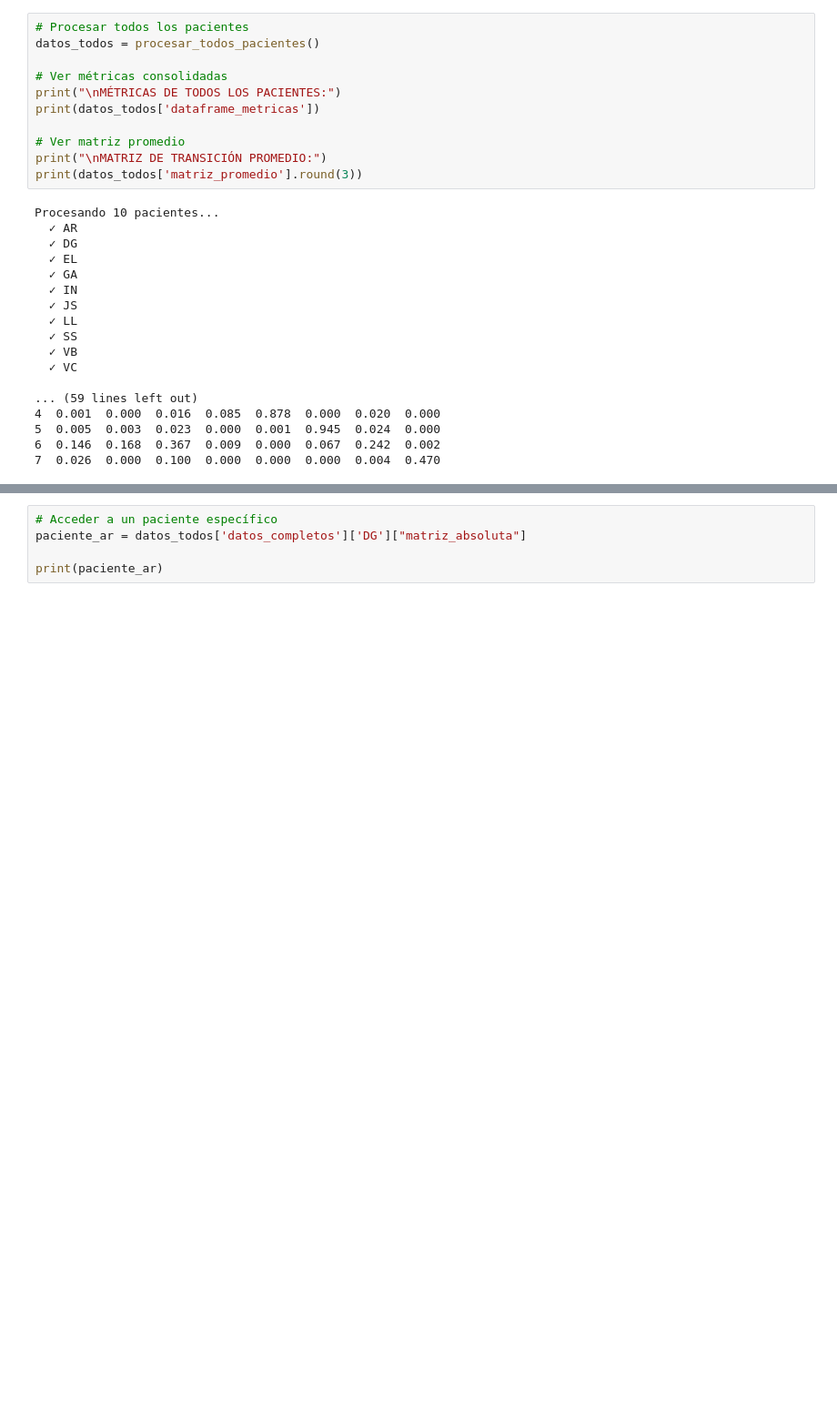
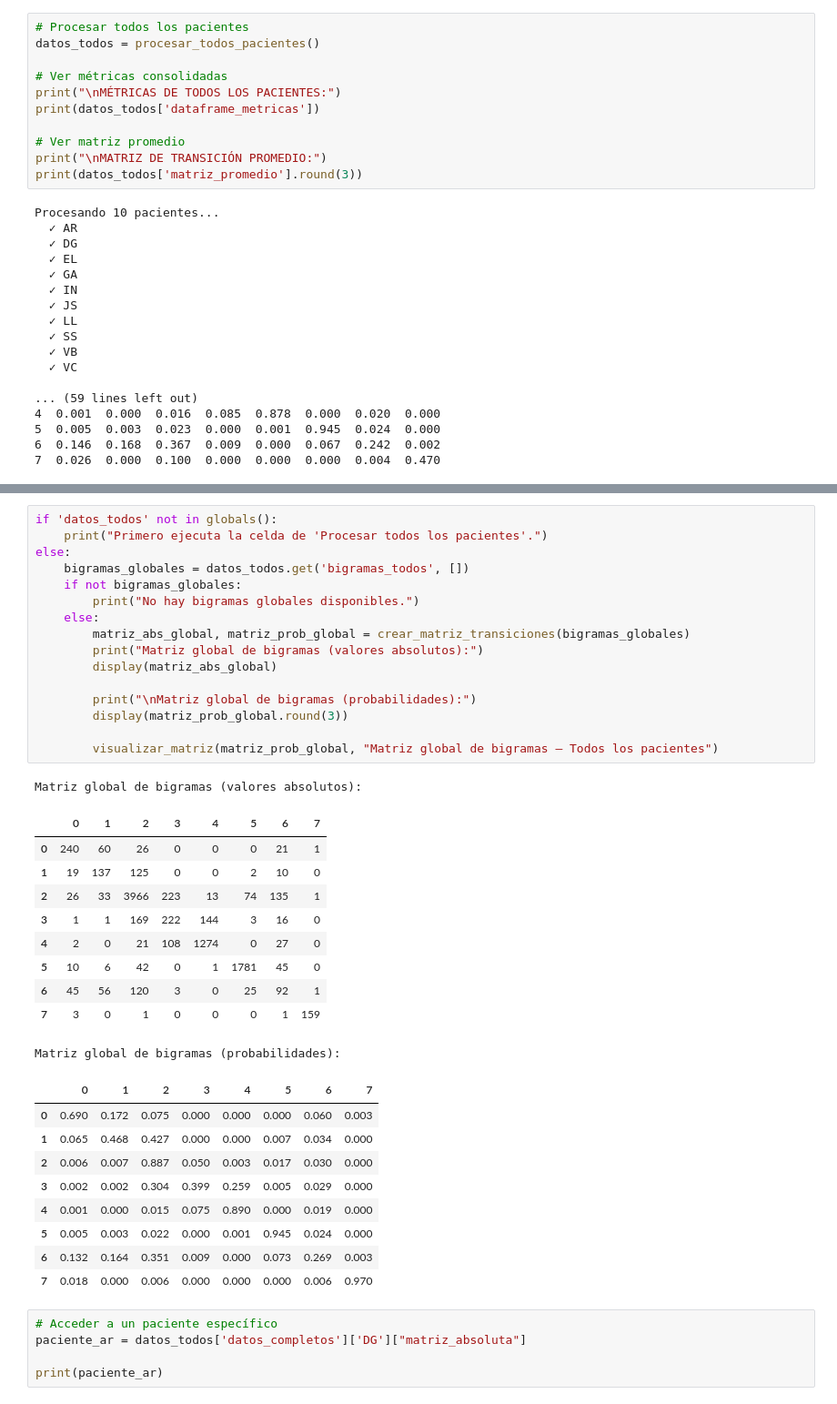
Before and after one commit to luisjosuecortes/Sue-o, a Jupyter notebook: Notebooks/bigramas.ipynb, the cells around one changed output, grey strips where cells are left out. Shown at 91% size. Saved outputs shown, nothing was run; the diff lists cells and outputs as text; blank space fills up the shorter version.

```diff
--- a/Notebooks/bigramas.ipynb
+++ b/Notebooks/bigramas.ipynb
@@ -383,3 +387,40 @@ Procesando 10 pacientes...
+# %%
+if 'datos_todos' not in globals():
+    print("Primero ejecuta la celda de 'Procesar todos los pacientes'.")
+else:
+    bigramas_globales = datos_todos.get('bigramas_todos', [])
+    if not bigramas_globales:
+        print("No hay bigramas globales disponibles.")
+    else:
+        matriz_abs_global, matriz_prob_global = crear_matriz_transiciones(bigramas_globales)
+        print("Matriz global de bigramas (valores absolutos):")
+        display(matriz_abs_global)
+
+        print("\nMatriz global de bigramas (probabilidades):")
+        display(matriz_prob_global.round(3))
+
+        visualizar_matriz(matriz_prob_global, "Matriz global de bigramas — Todos los pacientes")
+# %% [output]
+Matriz global de bigramas (valores absolutos):
+|  | 0 | 1 | 2 | 3 | 4 | 5 | 6 | 7 |
+| 0 | 240 | 60 | 26 | 0 | 0 | 0 | 21 | 1 |
+| 1 | 19 | 137 | 125 | 0 | 0 | 2 | 10 | 0 |
+| 2 | 26 | 33 | 3966 | 223 | 13 | 74 | 135 | 1 |
+| 3 | 1 | 1 | 169 | 222 | 144 | 3 | 16 | 0 |
+| 4 | 2 | 0 | 21 | 108 | 1274 | 0 | 27 | 0 |
+| 5 | 10 | 6 | 42 | 0 | 1 | 1781 | 45 | 0 |
+| 6 | 45 | 56 | 120 | 3 | 0 | 25 | 92 | 1 |
+| 7 | 3 | 0 | 1 | 0 | 0 | 0 | 1 | 159 |
+Matriz global de bigramas (probabilidades):
+|  | 0 | 1 | 2 | 3 | 4 | 5 | 6 | 7 |
+| 0 | 0.690 | 0.172 | 0.075 | 0.000 | 0.000 | 0.000 | 0.060 | 0.003 |
+| 1 | 0.065 | 0.468 | 0.427 | 0.000 | 0.000 | 0.007 | 0.034 | 0.000 |
+| 2 | 0.006 | 0.007 | 0.887 | 0.050 | 0.003 | 0.017 | 0.030 | 0.000 |
+| 3 | 0.002 | 0.002 | 0.304 | 0.399 | 0.259 | 0.005 | 0.029 | 0.000 |
+| 4 | 0.001 | 0.000 | 0.015 | 0.075 | 0.890 | 0.000 | 0.019 | 0.000 |
+| 5 | 0.005 | 0.003 | 0.022 | 0.000 | 0.001 | 0.945 | 0.024 | 0.000 |
+| 6 | 0.132 | 0.164 | 0.351 | 0.009 | 0.000 | 0.073 | 0.269 | 0.003 |
+| 7 | 0.018 | 0.000 | 0.006 | 0.000 | 0.000 | 0.000 | 0.006 | 0.970 |
 # %%
 # Acceder a un paciente específico
 paciente_ar = datos_todos['datos_completos']['DG']["matriz_absoluta"]
```
Also changed, not shown: parts of 1 cell of this notebook, 6 other files.
